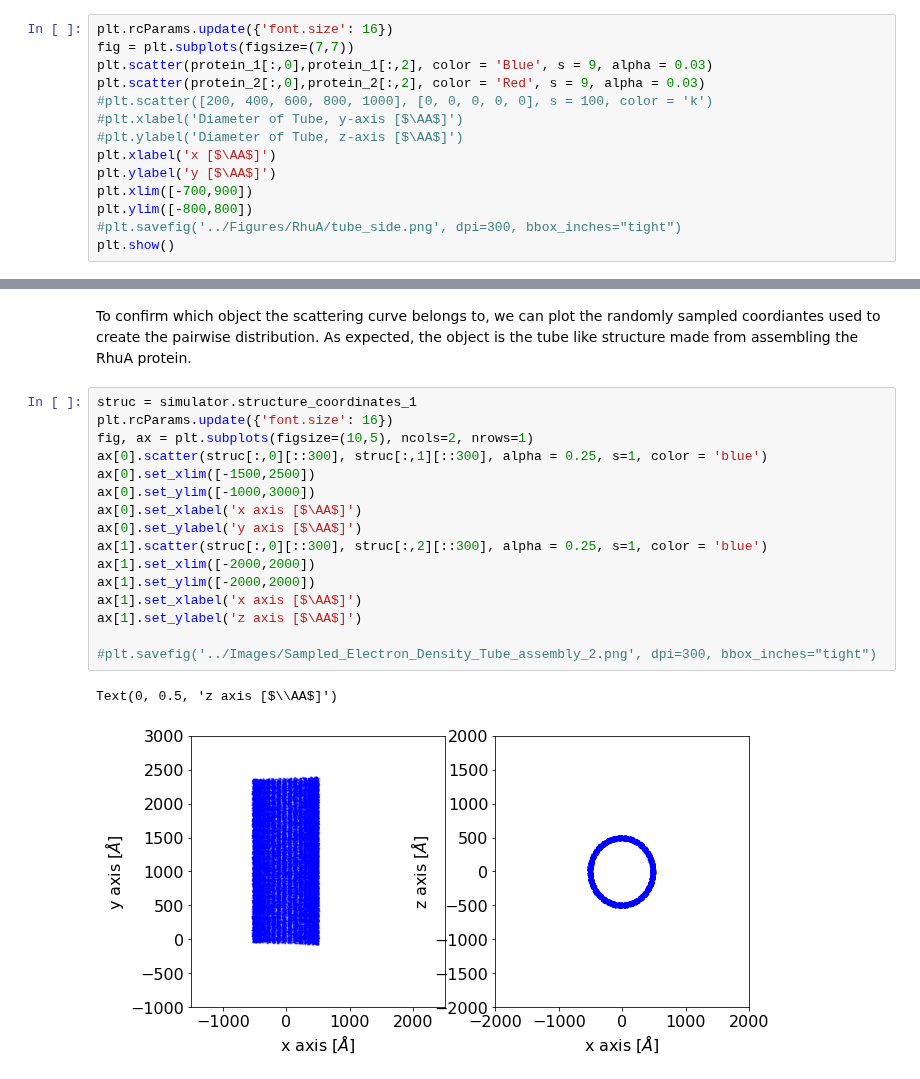
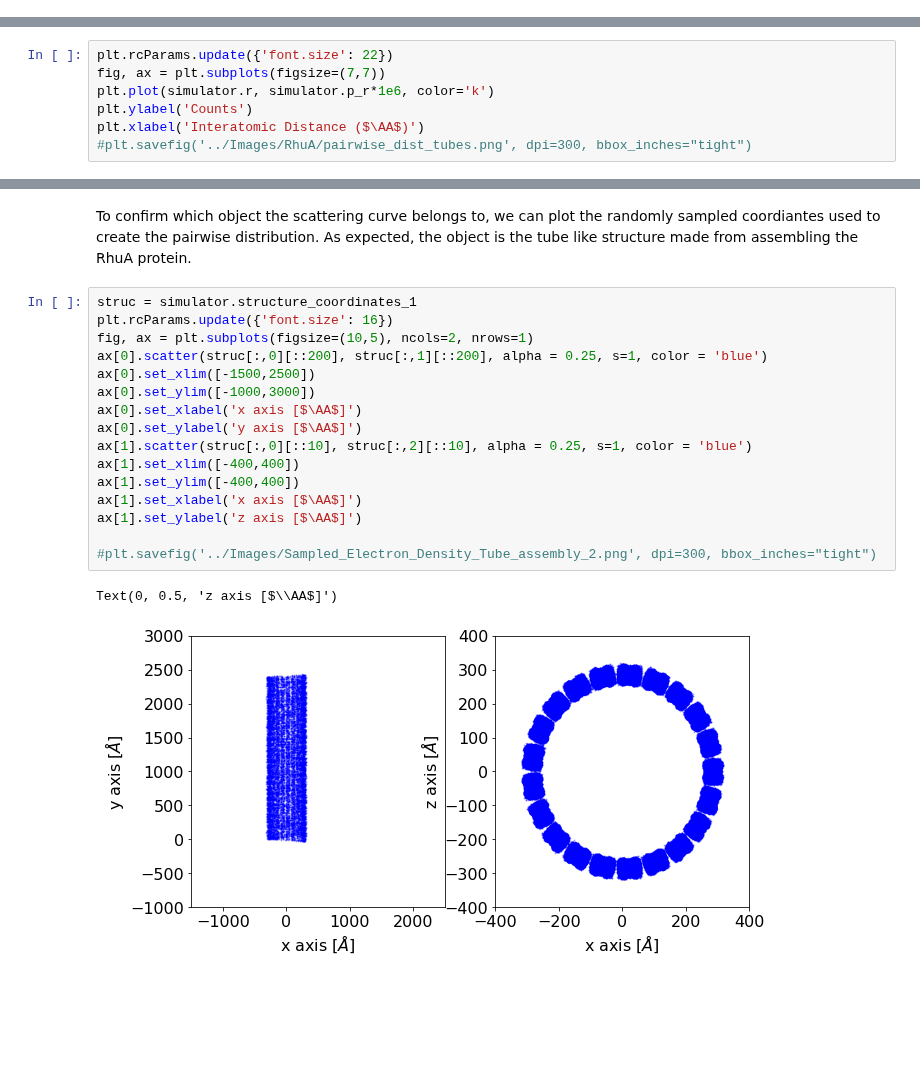
Before and after one commit to pozzo-research-group/MC-DFM, a Jupyter notebook: Notebooks/RhuA Tubes Simulate Scattering Curve.ipynb, the cells around one changed output, grey strips where cells are left out. Saved outputs shown, nothing was run; the diff lists cells and outputs as text; blank space fills up the shorter version.

```diff
--- a/Notebooks/RhuA Tubes Simulate Scattering Curve.ipynb
+++ b/Notebooks/RhuA Tubes Simulate Scattering Curve.ipynb
@@ -227,14 +123,0 @@ protein_2 = coordinates[np.where(np.array(color_lst) == 2)[0], :]
-# %%
-plt.rcParams.update({'font.size': 16})
-fig = plt.subplots(figsize=(7,7))
-plt.scatter(protein_1[:,0],protein_1[:,2], color = 'Blue', s = 9, alpha = 0.03)
-plt.scatter(protein_2[:,0],protein_2[:,2], color = 'Red', s = 9, alpha = 0.03)
-#plt.scatter([200, 400, 600, 800, 1000], [0, 0, 0, 0, 0], s = 100, color = 'k')
-#plt.xlabel('Diameter of Tube, y-axis [$\AA$]')
-#plt.ylabel('Diameter of Tube, z-axis [$\AA$]')
-plt.xlabel('x [$\AA$]')
-plt.ylabel('y [$\AA$]')
-plt.xlim([-700,900])
-plt.ylim([-800,800])
-#plt.savefig('../Figures/RhuA/tube_side.png', dpi=300, bbox_inches="tight")
-plt.show()
@@ -294,0 +181,7 @@ data = np.hstack((q.reshape(-1,1), np.mean(I_q, axis=1).reshape(-1,1)))
+# %%
+plt.rcParams.update({'font.size': 22})
+fig, ax = plt.subplots(figsize=(7,7))
+plt.plot(simulator.r, simulator.p_r*1e6, color='k')
+plt.ylabel('Counts')
+plt.xlabel('Interatomic Distance ($\AA$)')
+#plt.savefig('../Images/RhuA/pairwise_dist_tubes.png', dpi=300, bbox_inches="tight")
@@ -297,19 +193,19 @@ To confirm which object the scattering curve belongs to, we can plot the randoml
 # %%
 struc = simulator.structure_coordinates_1
 plt.rcParams.update({'font.size': 16})
 fig, ax = plt.subplots(figsize=(10,5), ncols=2, nrows=1)
-ax[0].scatter(struc[:,0][::300], struc[:,1][::300], alpha = 0.25, s=1, color = 'blue')
+ax[0].scatter(struc[:,0][::200], struc[:,1][::200], alpha = 0.25, s=1, color = 'blue')
 ax[0].set_xlim([-1500,2500])
 ax[0].set_ylim([-1000,3000])
 ax[0].set_xlabel('x axis [$\AA$]')
 ax[0].set_ylabel('y axis [$\AA$]')
-ax[1].scatter(struc[:,0][::300], struc[:,2][::300], alpha = 0.25, s=1, color = 'blue')
-ax[1].set_xlim([-2000,2000])
-ax[1].set_ylim([-2000,2000])
+ax[1].scatter(struc[:,0][::10], struc[:,2][::10], alpha = 0.25, s=1, color = 'blue')
+ax[1].set_xlim([-400,400])
+ax[1].set_ylim([-400,400])
 ax[1].set_xlabel('x axis [$\AA$]')
 ax[1].set_ylabel('z axis [$\AA$]')
 
 #plt.savefig('../Images/Sampled_Electron_Density_Tube_assembly_2.png', dpi=300, bbox_inches="tight")
 # %% [output]
 Text(0, 0.5, 'z axis [$\\AA$]')
-[figure, old version]
+[figure, new version]
```
Also changed, not shown: parts of 30 cells of this notebook.
